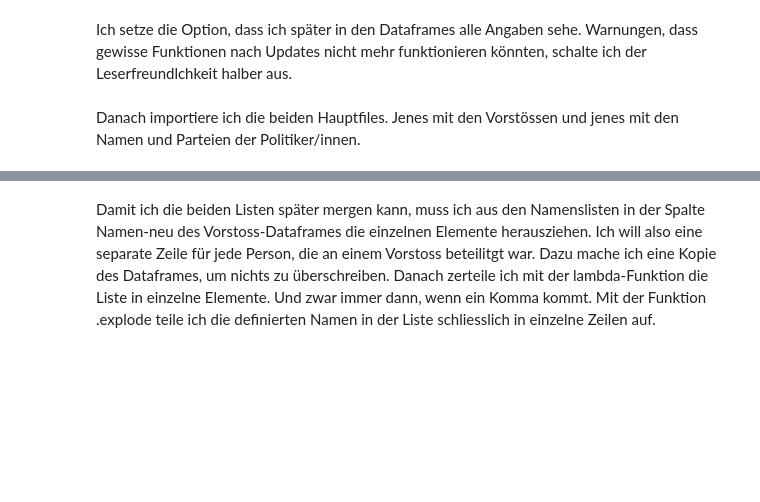
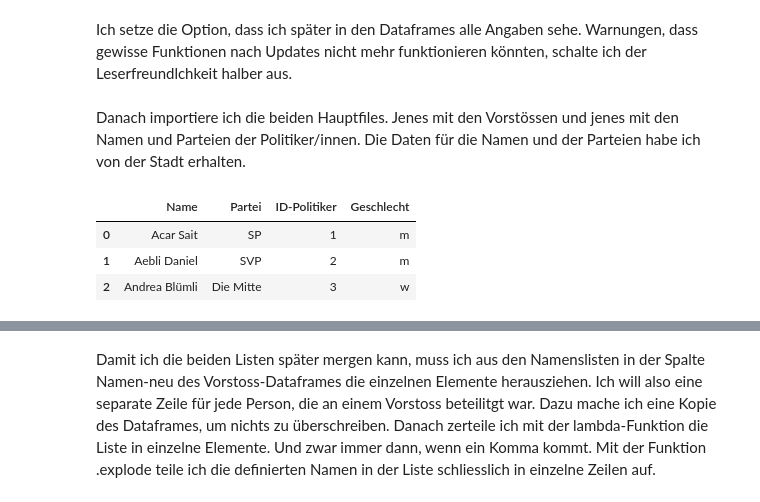
Before and after one commit to daniel-hitz/CAS_Abschlussarbeit_Daniel_Hitz, a Jupyter notebook: 2. Auswertung Adliswil.ipynb, the cells around one changed output, grey strips where cells are left out. Saved outputs shown, nothing was run; the diff lists cells and outputs as text; code cells hidden in the pictures; blank space fills up the shorter version.

```diff
--- a/2. Auswertung Adliswil.ipynb
+++ b/2. Auswertung Adliswil.ipynb
@@ -16,10 +16,16 @@ pd.set_option('display.max_rows', None)
 pd.set_option('display.max_colwidth', None)
 warnings.simplefilter(action='ignore', category=FutureWarning)
 # %% [markdown]
-Danach importiere ich die beiden Hauptfiles. Jenes mit den Vorstössen und jenes mit den Namen und Parteien der Politiker/innen.
+Danach importiere ich die beiden Hauptfiles. Jenes mit den Vorstössen und jenes mit den Namen und Parteien der Politiker/innen. Die Daten für die Namen und der Parteien habe ich von der Stadt erhalten.
 # %%
 path2 = "All_Datas/Parlamentarier_Adliswil.csv"
 df_parlamentarier = pd.read_csv(path2)
+df_parlamentarier.head(3)
+# %% [output]
+|  | Name | Partei | ID-Politiker | Geschlecht |
+| 0 | Acar Sait | SP | 1 | m |
+| 1 | Aebli Daniel | SVP | 2 | m |
+| 2 | Andrea Blümli | Die Mitte | 3 | w |
 # %%
 path = "All_Datas/daten_adliswil.csv"
 df = pd.read_csv(path)
```
Also changed, not shown: parts of 14 cells of this notebook.
